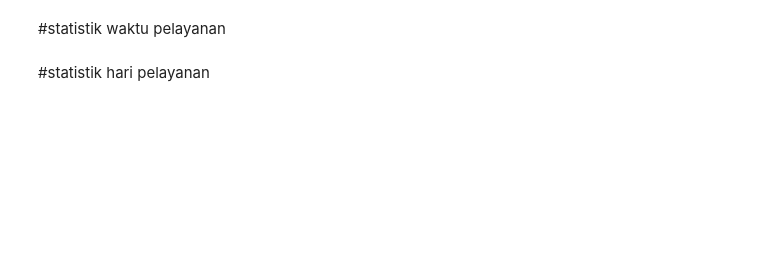
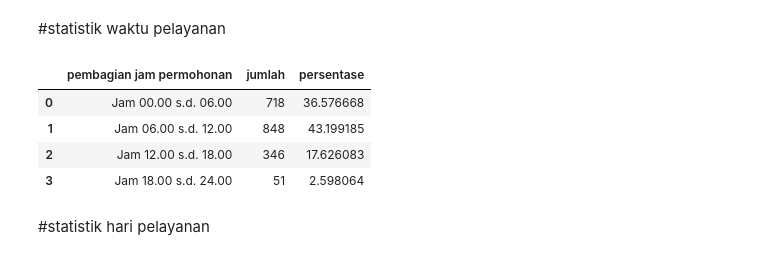
Before and after one commit to ekacs/scrap-inaportnet-22, a Jupyter notebook: webscrap_INAPORTNET.ipynb, the cells around one changed output. Cells and saved outputs as stored; diff of their text form; code cells hidden in the pictures; blank space fills up the shorter version.

```diff
--- a/webscrap_INAPORTNET.ipynb
+++ b/webscrap_INAPORTNET.ipynb
@@ -137,7 +137,7 @@ hasil_scrape_ok['bulan permohonan'] = hasil_scrape_ok['waktu_permohonan_real'].d
 hasil_scrape_ok['hari permohonan'] = hasil_scrape_ok['waktu_permohonan_real'].dt.dayofweek.map(dw_mapping)
 
 bulan_permohonan = hasil_scrape_ok.groupby('bulan permohonan')['bulan permohonan'].count().reset_index(name='jumlah')
-bulan_permohonan['persentase'] = bulan_permohonan['jumlah']/len(datagabung)*100
+bulan_permohonan['persentase'] = bulan_permohonan['jumlah']/len(hasil_scrape_ok)*100
 
 def nomor(bulan_permohonan):
     if bulan_permohonan['bulan permohonan'] == 'January':
@@ -204,8 +204,8 @@ hasil_scrape_ok['jam permohonan'] = hasil_scrape_ok['waktu_permohonan_real'].dt.
 hasil_scrape_ok['jam permohonan'] = pd.to_datetime(hasil_scrape_ok['jam permohonan'], format='%H:%M:%S')
 hasil_scrape_ok['pembagian jam permohonan'] = hasil_scrape_ok.apply(jam, axis=1)
 
-waktu_permohonan = datagabung_tanpabug.groupby('pembagian jam permohonan')['pembagian jam permohonan'].count().reset_index(name='jumlah')
-waktu_permohonan['persentase'] = waktu_permohonan['jumlah']/len(datagabung_tanpabug)*100
+waktu_permohonan = hasil_scrape_ok.groupby('pembagian jam permohonan')['pembagian jam permohonan'].count().reset_index(name='jumlah')
+waktu_permohonan['persentase'] = waktu_permohonan['jumlah']/len(hasil_scrape_ok)*100
 #waktu_permohonan
 # %% [output]
 A value is trying to be set on a copy of a slice from a DataFrame.
@@ -229,3 +258,11 @@ waktu_pelayanan
+# %%
+waktu_permohonan
+# %% [output]
+|  | pembagian jam permohonan | jumlah | persentase |
+| 0 | Jam 00.00 s.d. 06.00 | 718 | 36.576668 |
+| 1 | Jam 06.00 s.d. 12.00 | 848 | 43.199185 |
+| 2 | Jam 12.00 s.d. 18.00 | 346 | 17.626083 |
+| 3 | Jam 18.00 s.d. 24.00 | 51 | 2.598064 |
 # %% [markdown]
 #statistik hari pelayanan
 # %%
```
Also changed, not shown: parts of 11 cells of this notebook.
